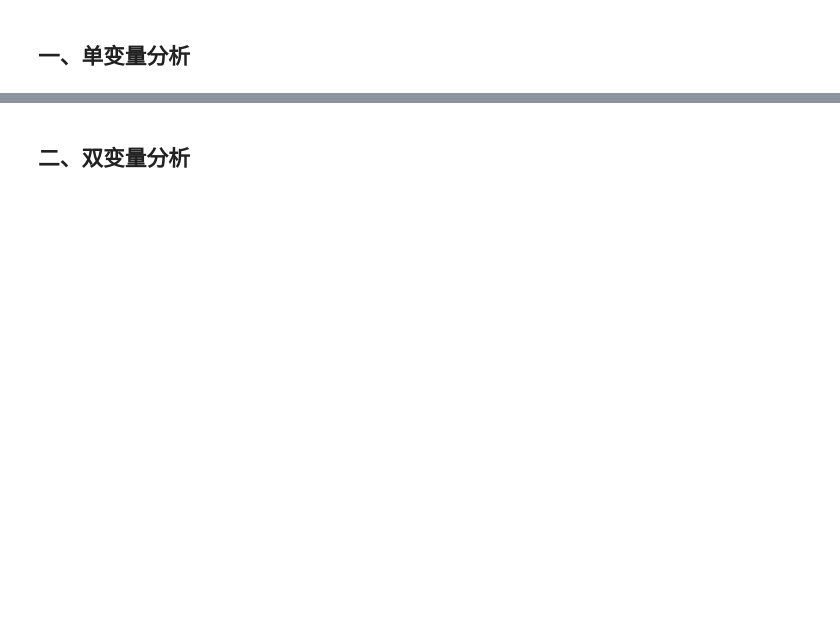
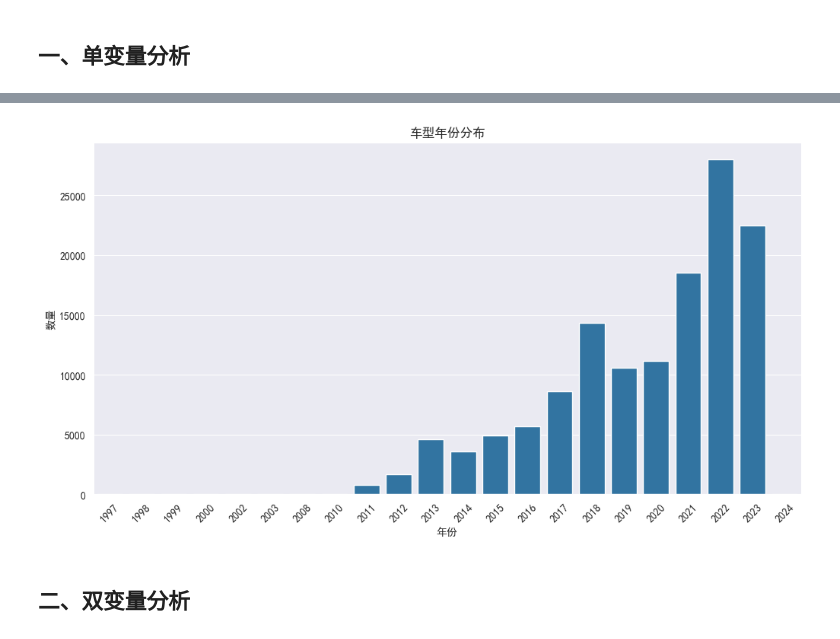
Before and after one commit to 123chenqi98/electric-vehicle-data-analysis, a Jupyter notebook: notebooks/03_eda_analysis.ipynb, the cells around one changed output, grey strips where cells are left out. Cells and saved outputs as stored; diff of their text form; code cells hidden in the pictures; blank space fills up the shorter version.

```diff
--- a/notebooks/03_eda_analysis.ipynb
+++ b/notebooks/03_eda_analysis.ipynb
@@ -45,13 +51,15 @@ plt.show()
 # %%
 # 车型年份分布
 plt.figure(figsize=(12, 6))
-year_counts = df['Model Year'].value_counts().sort_index()
+year_counts = df['model_year'].value_counts().sort_index()
 sns.barplot(x=year_counts.index, y=year_counts.values)
 plt.title('车型年份分布')
 plt.xlabel('年份')
 plt.ylabel('数量')
 plt.xticks(rotation=45)
 plt.show()
+# %% [output]
+[figure, added]
 # %% [markdown]
 ## 二、双变量分析
 # %%
```
Also changed, not shown: parts of 12 cells of this notebook, 15 other files.
